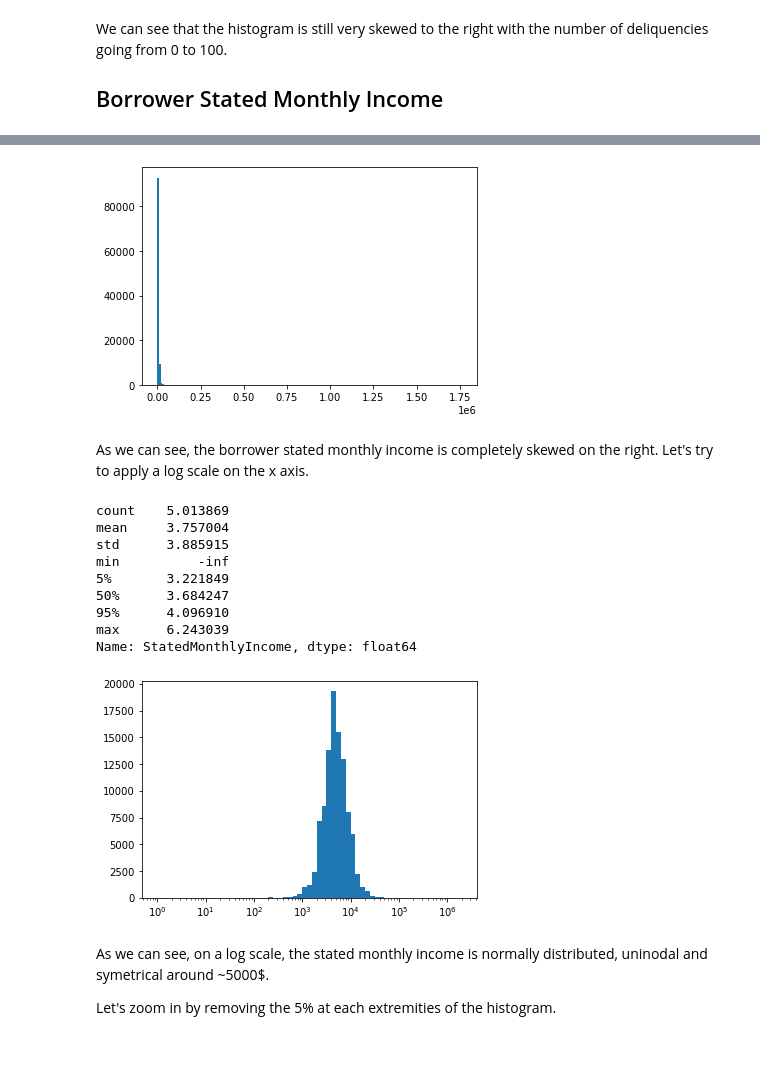
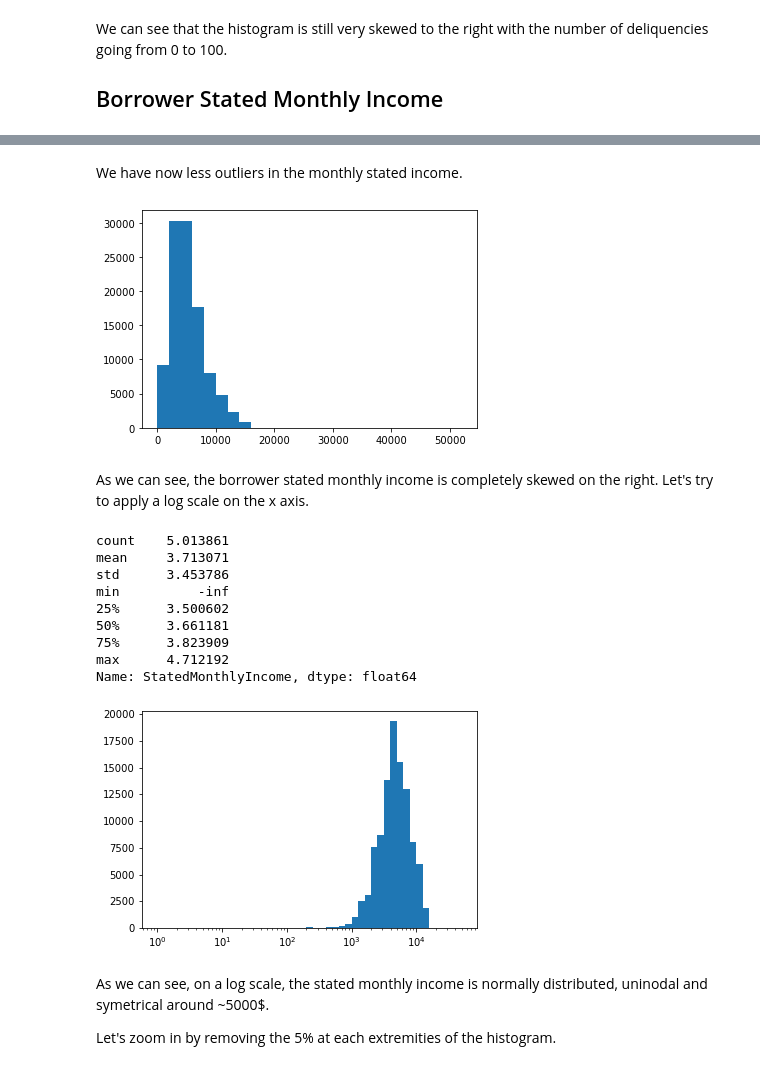
Before and after one commit to Simonmaignan/udacity-data-analysis, a Jupyter notebook: project-communicate-data-findings/data_exploration.ipynb, the cells around one changed output, grey strips where cells are left out. Saved outputs shown, nothing was run; the diff lists cells and outputs as text; code cells hidden in the pictures.

Commit message:
Simplification the loan statuses. Outlier treatments in the monthly income. First bivariate exploration

```diff
--- a/project-communicate-data-findings/data_exploration.ipynb
+++ b/project-communicate-data-findings/data_exploration.ipynb
@@ -126,0 +133,25 @@ We can note there that it may be worth grouping the statuses into groups (e.g. r
+# %%
+# Dictionnary for the status simplification
+#loan_status_simplification = {
+#    'PaymentsStopped': ['Defaulted', 'Chargedoff'],
+#    'PastDueSevere': ['Past Due \(61-90 days\)', 'Past Due \(91-120 days\)', 'Past Due \(>120 days\)'],
+#    'PastDueLight': ['Past Due \(1-15 days\)', 'Past Due \(16-30 days\)', 'Past Due \(31-60 days\)'],
+#    'Ongoing': ['Current', 'FinalPaymentInProgress'],
+#    'Completed': ['Completed'],
+#}
+loan_status_simplification = {
+    'PaymentsStopped': ['Defaulted', 'Chargedoff'],
+    'PastDue': ['Past Due.*'],
+    'Ongoing': ['Current', 'FinalPaymentInProgress'],
+    'Completed': ['Completed'],
+}
+
+# Copy LoanStatus into LoanStatusSimplified
+df_loan_data['LoanStatusSimplified'] = df_loan_data.LoanStatus.astype(str)
+for simpl_status, status_list in loan_status_simplification.items():
+    for status in status_list:
+        # print('replacing \'{}\' with \'{}\''.format(status, simpl_status))
+        # And replace all the entries using the simplification dictionnary
+        df_loan_data.LoanStatusSimplified = df_loan_data.LoanStatusSimplified.str.replace(status, simpl_status)
+
+df_loan_data.LoanStatusSimplified.value_counts()
@@ -126,0 +164,6 @@ We can note there that it may be worth grouping the statuses into groups (e.g. r
+# %%
+# Transform LoanStatusSimplified into an ordered category
+loan_status_simplified_list = list(loan_status_simplification.keys())
+loan_status_simplified_class = pd.api.types.CategoricalDtype(ordered=True, categories=loan_status_simplified_list)
+df_loan_data.LoanStatusSimplified = df_loan_data.LoanStatusSimplified.astype(loan_status_simplified_class);
+df_loan_data.LoanStatusSimplified
@@ -315,0 +415,9 @@ Name: StatedMonthlyIncome, dtype: float64
+# %%
+# Keep only the entries with stated monthly income lower than 1 million
+df_loan_data = df_loan_data[df_loan_data.StatedMonthlyIncome < 1000000]
+
+# Divide by 12 each monthly income higher than 15k$ to transform from
+df_loan_data.StatedMonthlyIncome = df_loan_data.StatedMonthlyIncome.apply(lambda x: x/12 if x > 15000 else x)
+plt.figure(figsize=[15, 3]);
+sb.boxplot(data=df_loan_data, x='StatedMonthlyIncome', color=base_color);
+plt.xscale('log');
@@ -316,33 +438,35 @@ Name: StatedMonthlyIncome, dtype: float64
+# %% [markdown]
+We have now less outliers in the monthly stated income.
 # %%
 # histogram of borrower stated monthly income
-bin_step = 10000
+bin_step = 2000
 bins = np.arange(df_loan_data.StatedMonthlyIncome.min(), df_loan_data.StatedMonthlyIncome.max() + bin_step, bin_step);
 plt.hist(data=df_loan_data, x='StatedMonthlyIncome', color=base_color, bins=bins);
 # %% [output]
-[figure, old version]
+[figure, new version]
 # %% [markdown]
 As we can see, the borrower stated monthly income is completely skewed on the right. Let's try to apply a log scale on the x axis.
 # %%
-np.log10(df_loan_data.StatedMonthlyIncome.describe([0.05, 0.5, 0.95]))
+np.log10(df_loan_data.StatedMonthlyIncome.describe())
 # %% [output]
-count    5.013869
-mean     3.757004
-std      3.885915
+count    5.013861
+mean     3.713071
+std      3.453786
 min          -inf
-5%       3.221849
-50%      3.684247
-95%      4.096910
-max      6.243039
+25%      3.500602
+50%      3.661181
+75%      3.823909
+max      4.712192
 Name: StatedMonthlyIncome, dtype: float64
 # %%
 # Histogram of borrower stated monthly income with log scale
 # Let's use the log10(1)=0, with 1 the smallest monthly income value higher than 0 as min value for our log scale
 bin_step = 0.1
-bins = 10 ** np.arange(0, 6.3 + bin_step, bin_step)
+bins = 10 ** np.arange(0, 4.7 + bin_step, bin_step)
 plt.hist(data=df_loan_data, x='StatedMonthlyIncome', color=base_color, bins=bins);
 plt.xscale('log');
 # %% [output]
-[figure, old version]
+[figure, new version]
 # %% [markdown]
 As we can see, on a log scale, the stated monthly income is normally distributed, uninodal and symetrical around ~5000\$.
 
```
Also changed, not shown: parts of 39 cells of this notebook, 2 other files.
